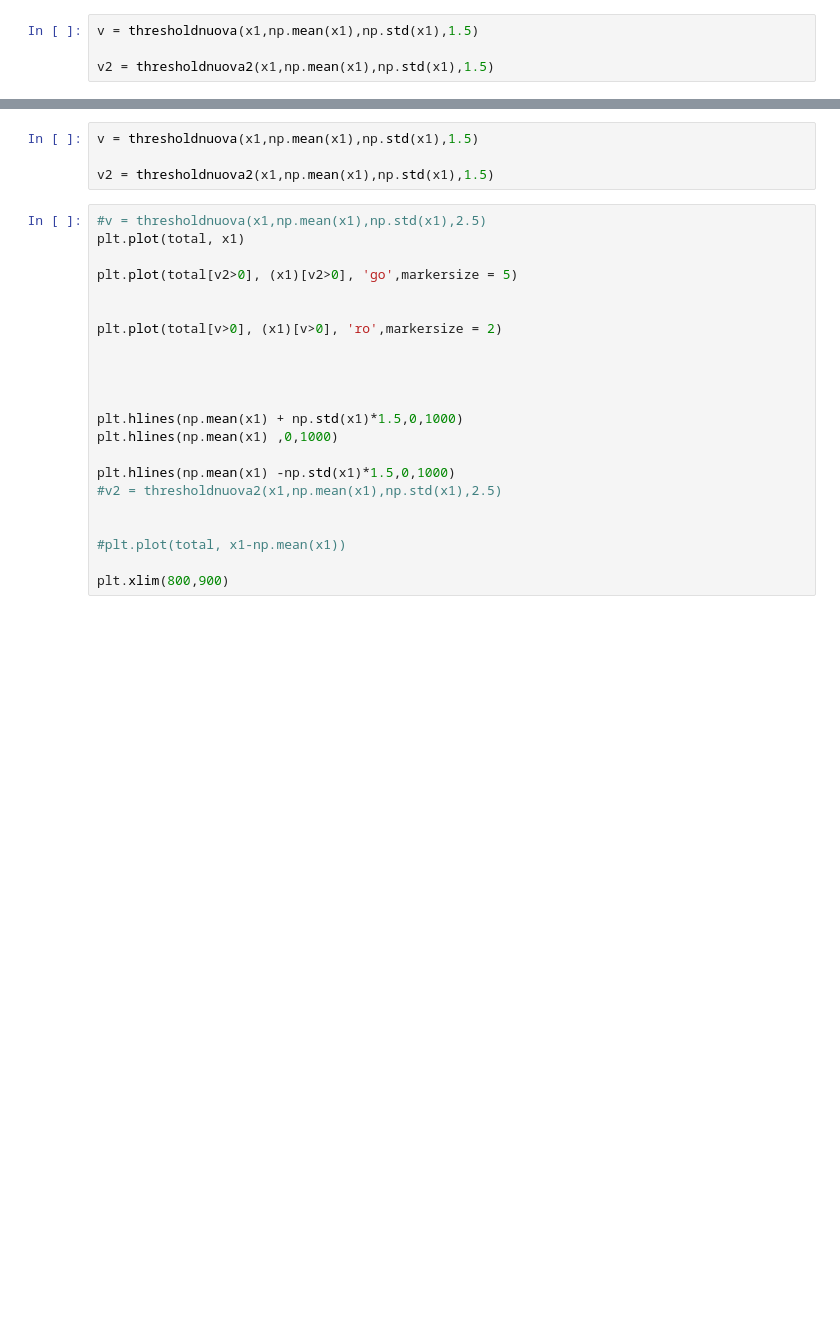
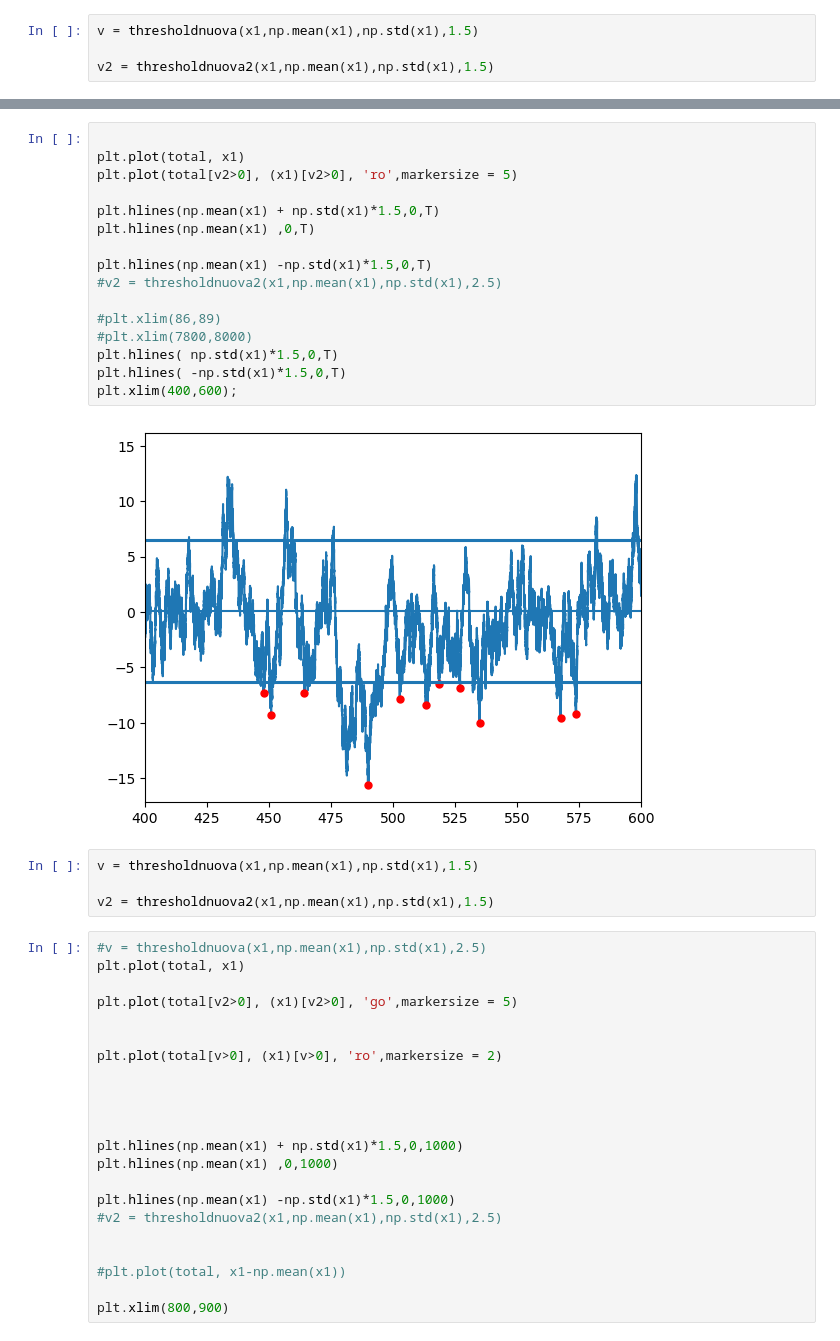
Before and after one commit to benedetta-mariani/EEG-avalanche-analysis, a Jupyter notebook: Generalization to general inteterevent interval.ipynb, the cells around one changed output, grey strips where cells are left out. Saved outputs shown, nothing was run; the diff lists cells and outputs as text; blank space fills up the shorter version.

```diff
--- a/Generalization to general inteterevent interval.ipynb
+++ b/Generalization to general inteterevent interval.ipynb
@@ -567,3 +632,21 @@ plt.hlines( -np.std(x1)*1.5,0,1000)
+# %%
+
+plt.plot(total, x1)
+plt.plot(total[v2>0], (x1)[v2>0], 'ro',markersize = 5)
+
+plt.hlines(np.mean(x1) + np.std(x1)*1.5,0,T)
+plt.hlines(np.mean(x1) ,0,T)
+
+plt.hlines(np.mean(x1) -np.std(x1)*1.5,0,T)
+#v2 = thresholdnuova2(x1,np.mean(x1),np.std(x1),2.5)
+
+#plt.xlim(86,89)
+#plt.xlim(7800,8000)
+plt.hlines( np.std(x1)*1.5,0,T)
+plt.hlines( -np.std(x1)*1.5,0,T)
+plt.xlim(400,600);
+# %% [output]
+[figure, added]
 # %%
 v = thresholdnuova(x1,np.mean(x1),np.std(x1),1.5)
 
```
Also changed, not shown: parts of 17 cells of this notebook, 1 other file.
